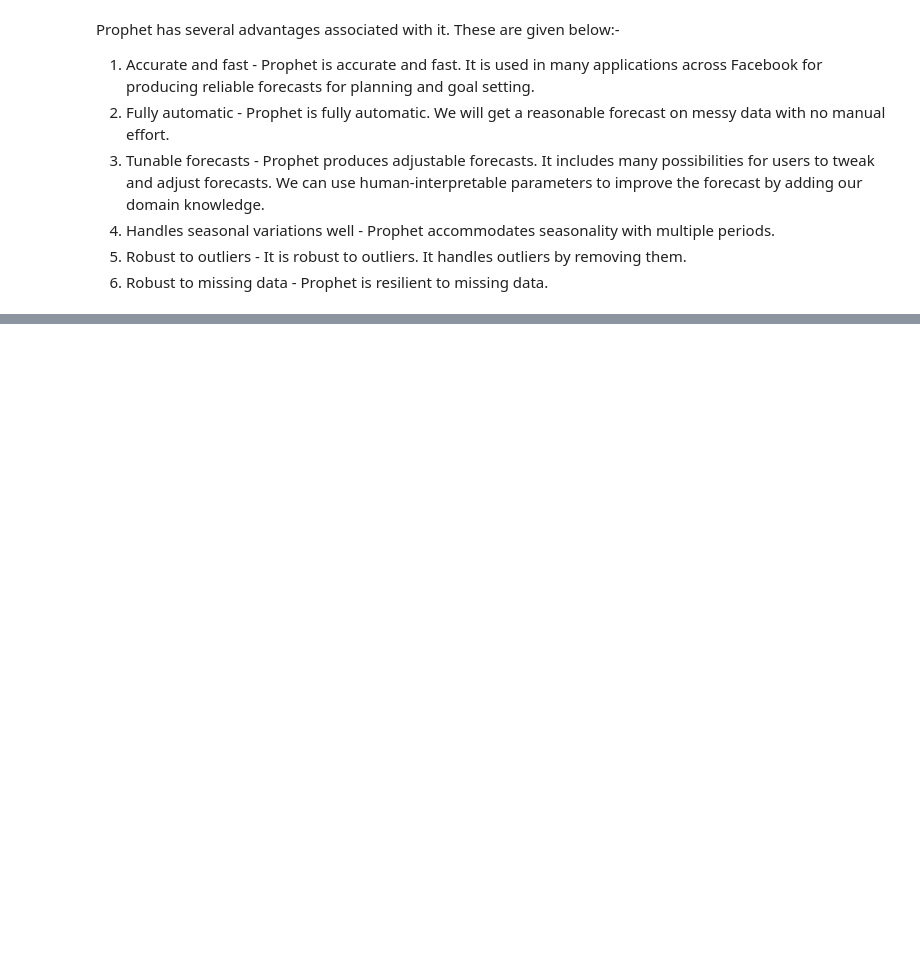
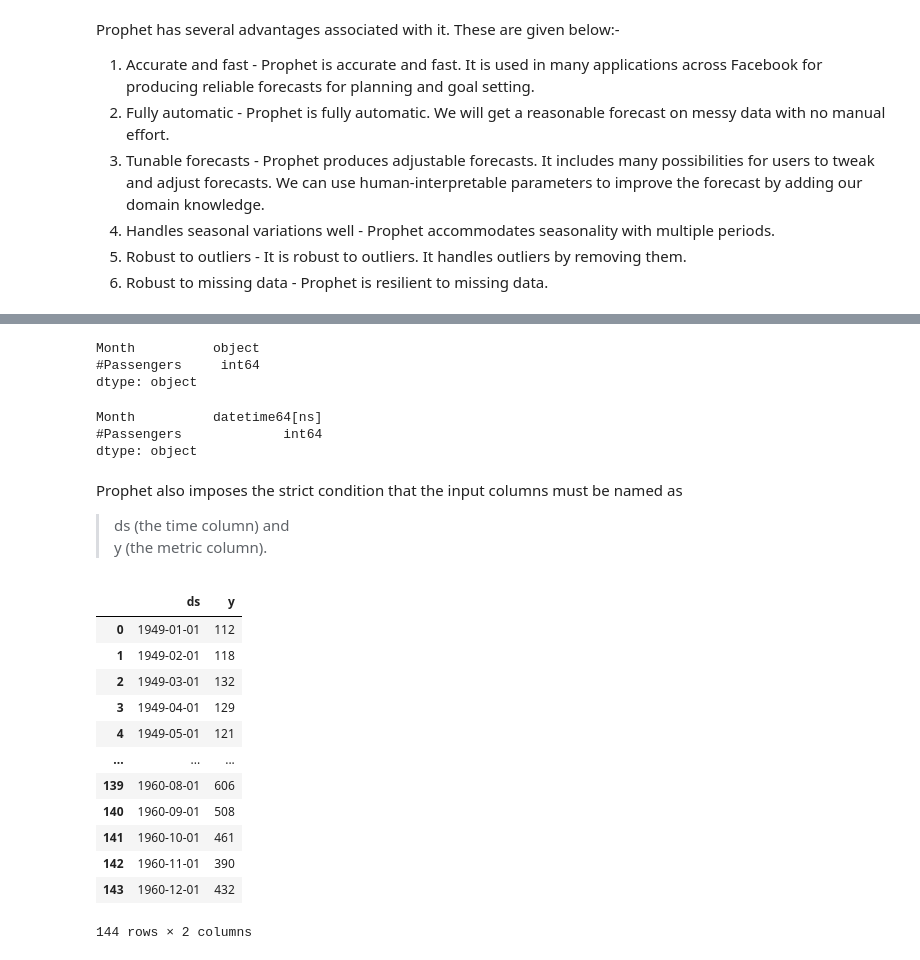
Before and after one commit to salman-shaikh7/Time-Series-Analysis-using-Prophet, a Jupyter notebook: Timer Series Forecasting using Prophet.ipynb, the cells around one changed output, grey strips where cells are left out. Drawn from its saved outputs; the diff is of its cells as text; code cells hidden in the pictures; blank space fills up the shorter version.

```diff
--- a/Timer Series Forecasting using Prophet.ipynb
+++ b/Timer Series Forecasting using Prophet.ipynb
@@ -53,3 +35,5 @@ import pandas as pd
 import numpy as np
 import matplotlib.pyplot as plt
 from prophet import Prophet
+# %%
+df=pd.read_csv("AirPassengers.csv")
@@ -55,0 +49,36 @@ from prophet import Prophet
+# %%
+df.dtypes
+# %% [output]
+Month          object
+#Passengers     int64
+dtype: object
+# %%
+df['Month']=pd.DatetimeIndex(df['Month'])
+# %%
+df.dtypes
+# %% [output]
+Month          datetime64[ns]
+#Passengers             int64
+dtype: object
+# %% [markdown]
+Prophet also imposes the strict condition that the input columns must be named as
+>ds (the time column) and <br>
+>y (the metric column).
+# %%
+df.rename(columns={'Month': 'ds','#Passengers': 'y'},inplace=True)
+# %%
+df
+# %% [output]
+|  | ds | y |
+| 0 | 1949-01-01 | 112 |
+| 1 | 1949-02-01 | 118 |
+| 2 | 1949-03-01 | 132 |
+| 3 | 1949-04-01 | 129 |
+| 4 | 1949-05-01 | 121 |
+| ... | ... | ... |
+| 139 | 1960-08-01 | 606 |
+| 140 | 1960-09-01 | 508 |
+| 141 | 1960-10-01 | 461 |
+| 142 | 1960-11-01 | 390 |
+| 143 | 1960-12-01 | 432 |
+144 rows × 2 columns
```
Also changed, not shown: parts of 15 cells of this notebook.
